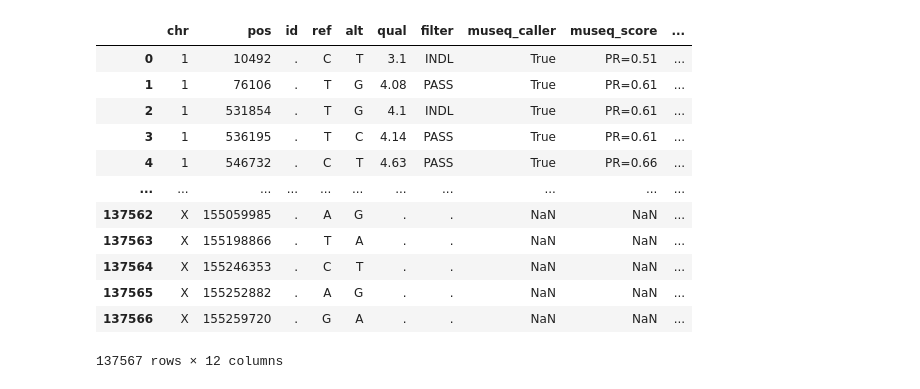
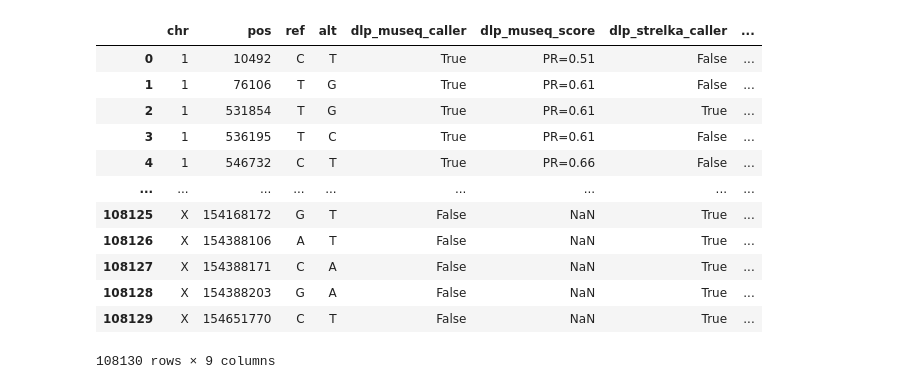
Before and after one commit to shahcompbio/wgs_qc_utils, a Jupyter notebook: wgs_qc_utils/other_qc/SPECTRUM-OV-022 union set DLP bWGS.ipynb, the cells around one changed output. Saved outputs shown, nothing was run; the diff lists cells and outputs as text; code cells hidden in the pictures.

```diff
--- a/wgs_qc_utils/other_qc/SPECTRUM-OV-022 union set DLP bWGS.ipynb
+++ b/wgs_qc_utils/other_qc/SPECTRUM-OV-022 union set DLP bWGS.ipynb
@@ -49,28 +76,31 @@ WGS["datatype"] = ["WGS"] * len(WGS.index)
 # %%
-dlp_museq["museq_caller"] = [True] * len(dlp_museq.index)
-dlp_museq["museq_score"] = dlp_museq["info"].str.split(";")
-dlp_museq["museq_score"] = dlp_museq.museq_score.apply(lambda museq_score: museq_score[0])
-dlp_museq = dlp_museq[['chr', 'pos', 'id', 'ref', 'alt', 'qual','filter', 'museq_caller', 'museq_score']]
+dlp_museq["dlp_museq_caller"] = [True] * len(dlp_museq.index)
+dlp_museq["dlp_museq_score"] = dlp_museq["info"].str.split(";")
+dlp_museq["dlp_museq_score"] = dlp_museq.dlp_museq_score.apply(lambda museq_score: museq_score[0])
+dlp_museq = dlp_museq[['chr', 'pos', 'ref', 'alt', 'dlp_museq_caller', 'dlp_museq_score']]
 
-dlp_strelka["strelka_caller"] = [True] * len(dlp_strelka.index)
-dlp_strelka["strelka_score"] = dlp_strelka["info"].str.split(";")
-dlp_strelka["strelka_score"] = dlp_strelka.strelka_score.apply(lambda strelka_score: strelka_score[0])
-dlp_strelka = dlp_strelka[['chr', 'pos', 'id', 'ref', 'alt', 'qual','filter', 'strelka_caller', 'strelka_score']]
+dlp_strelka["dlp_strelka_caller"] = [True] * len(dlp_strelka.index)
+dlp_strelka["dlp_strelka_score"] = dlp_strelka["info"].str.split(";")
+dlp_strelka["dlp_strelka_score"] = dlp_strelka.dlp_strelka_score.apply(lambda strelka_score: strelka_score[0])
+dlp_strelka = dlp_strelka[['chr', 'pos',  'ref', 'alt', 'dlp_strelka_caller', 'dlp_strelka_score']]
 
-DLP = dlp_museq.merge(dlp_strelka, how='outer', on=['chr', 'pos', 'ref', 'alt', 'id', 'qual', 'filter'])
-DLP["datatype"] = ["DLP"] * len(DLP.index)
-DLP[]
+DLP = dlp_museq.merge(dlp_strelka, how='outer', on=['chr', 'pos', 'ref', 'alt'])
+DLP["dlp_datatype"] = ["DLP"] * len(DLP.index)
+
+DLP["dlp_museq_caller"] = DLP.dlp_museq_caller.fillna(False)
+DLP["dlp_strelka_caller"] = DLP.dlp_strelka_caller.fillna(False)
+DLP
 # %% [output]
-|  | chr | pos | id | ref | alt | qual | filter | museq_caller | museq_score | ... |
-| 0 | 1 | 10492 | . | C | T | 3.1 | INDL | True | PR=0.51 | ... |
-| 1 | 1 | 76106 | . | T | G | 4.08 | PASS | True | PR=0.61 | ... |
-| 2 | 1 | 531854 | . | T | G | 4.1 | INDL | True | PR=0.61 | ... |
-| 3 | 1 | 536195 | . | T | C | 4.14 | PASS | True | PR=0.61 | ... |
-| 4 | 1 | 546732 | . | C | T | 4.63 | PASS | True | PR=0.66 | ... |
-| ... | ... | ... | ... | ... | ... | ... | ... | ... | ... | ... |
-| 137562 | X | 155059985 | . | A | G | . | . | NaN | NaN | ... |
-| 137563 | X | 155198866 | . | T | A | . | . | NaN | NaN | ... |
-| 137564 | X | 155246353 | . | C | T | . | . | NaN | NaN | ... |
-| 137565 | X | 155252882 | . | A | G | . | . | NaN | NaN | ... |
-| 137566 | X | 155259720 | . | G | A | . | . | NaN | NaN | ... |
+|  | chr | pos | ref | alt | dlp_museq_caller | dlp_museq_score | dlp_strelka_caller | ... |
+| 0 | 1 | 10492 | C | T | True | PR=0.51 | False | ... |
+| 1 | 1 | 76106 | T | G | True | PR=0.61 | False | ... |
+| 2 | 1 | 531854 | T | G | True | PR=0.61 | True | ... |
+| 3 | 1 | 536195 | T | C | True | PR=0.61 | False | ... |
+| 4 | 1 | 546732 | C | T | True | PR=0.66 | False | ... |
+| ... | ... | ... | ... | ... | ... | ... | ... | ... |
+| 108125 | X | 154168172 | G | T | False | NaN | True | ... |
+| 108126 | X | 154388106 | A | T | False | NaN | True | ... |
+| 108127 | X | 154388171 | C | A | False | NaN | True | ... |
+| 108128 | X | 154388203 | G | A | False | NaN | True | ... |
+| 108129 | X | 154651770 | C | T | False | NaN | True | ... |
-137567 rows × 12 columns
+108130 rows × 9 columns
```
Also changed, not shown: parts of 25 cells of this notebook.
